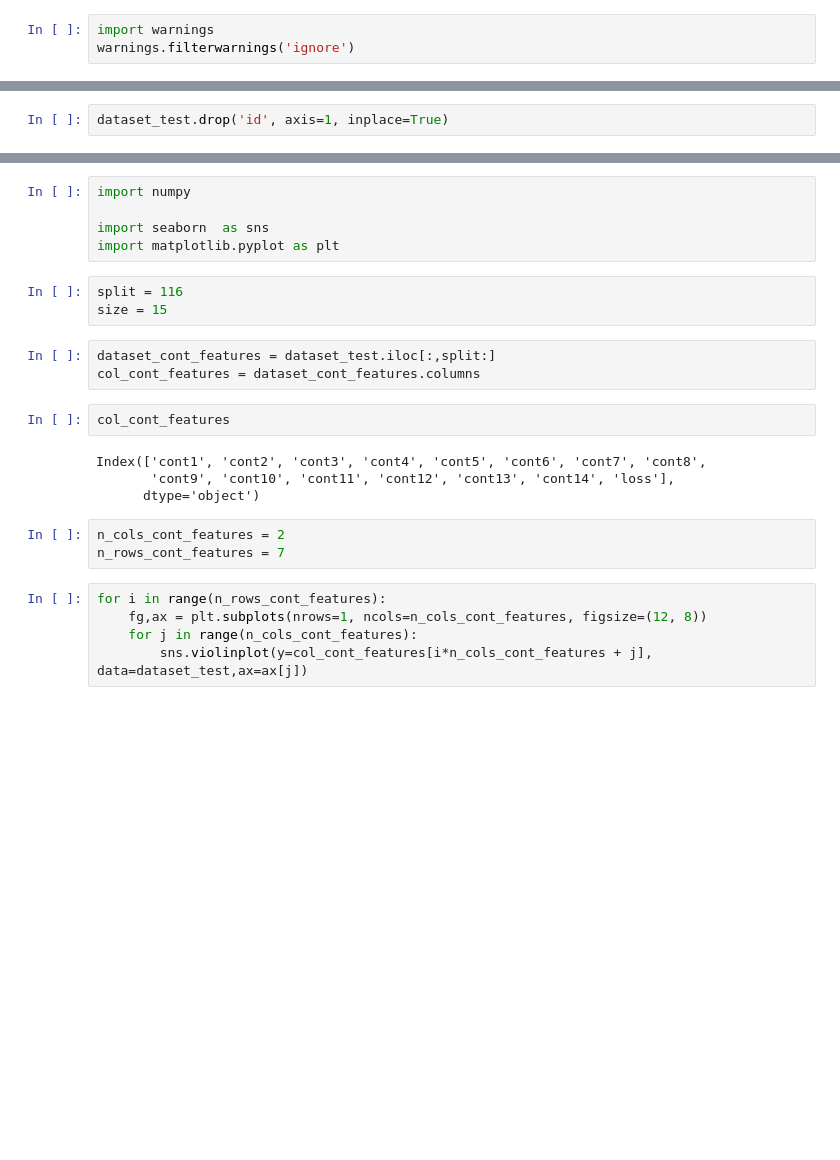
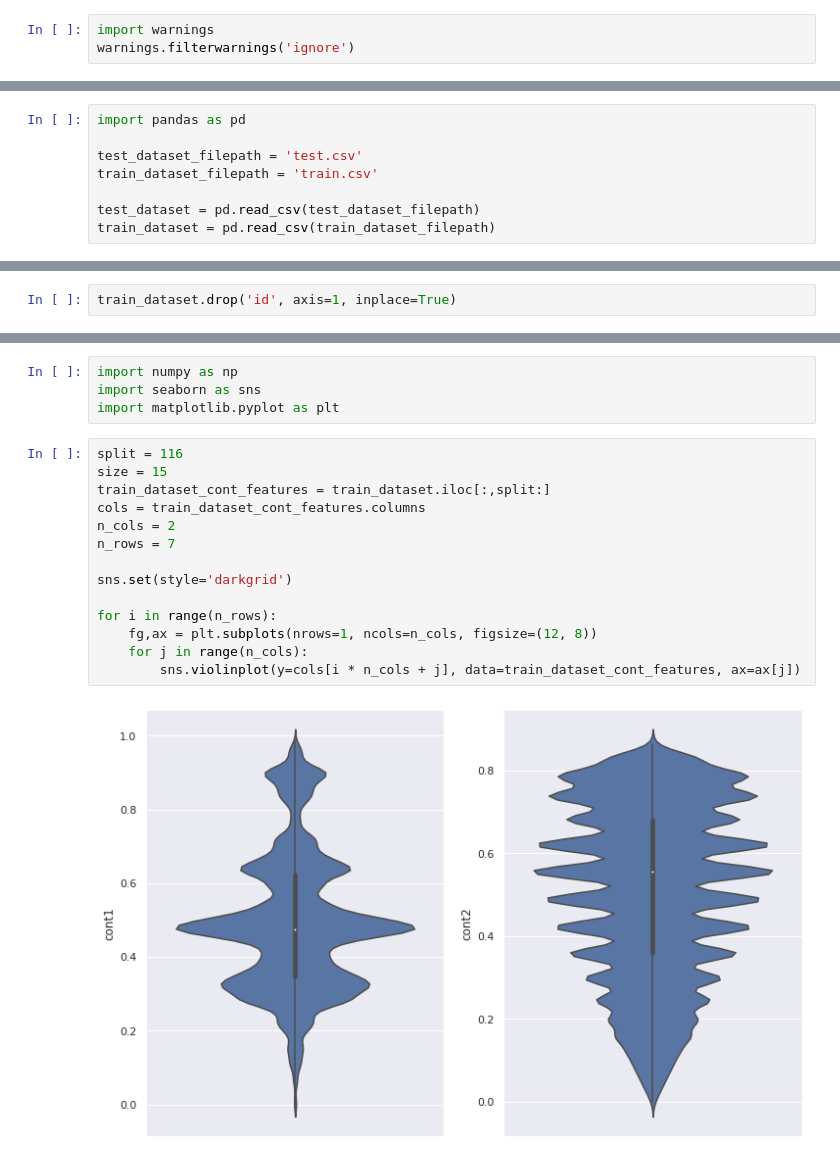
Before and after one commit to wkhosa-wizro/www.kaggle.com-learn, a Jupyter notebook: notebooks/exploratory-study-on-ml-algorithms/exploratory-study-on-ml-algorithms.ipynb, the cells around one changed output, grey strips where cells are left out. Saved outputs shown, nothing was run; the diff lists cells and outputs as text; blank space fills up the shorter version.

```diff
--- a/notebooks/exploratory-study-on-ml-algorithms/exploratory-study-on-ml-algorithms.ipynb
+++ b/notebooks/exploratory-study-on-ml-algorithms/exploratory-study-on-ml-algorithms.ipynb
@@ -53,0 +4,8 @@ ID = dataset_test['id']
+# %%
+import pandas as pd
+
+test_dataset_filepath = 'test.csv'
+train_dataset_filepath = 'train.csv'
+
+test_dataset = pd.read_csv(test_dataset_filepath)
+train_dataset = pd.read_csv(train_dataset_filepath)
@@ -54,2 +63,2 @@ ID = dataset_test['id']
 # %%
-dataset_test.drop('id', axis=1, inplace=True)
+train_dataset.drop('id', axis=1, inplace=True)
@@ -138,25 +120,20 @@ dtype: float64
 # %%
-import numpy
-
-import seaborn  as sns
+import numpy as np
+import seaborn as sns
 import matplotlib.pyplot as plt
-# %%
-split = 116
-size = 15
-# %%
-dataset_cont_features = dataset_test.iloc[:,split:]
-col_cont_features = dataset_cont_features.columns
-# %%
-col_cont_features
-# %% [output]
-Index(['cont1', 'cont2', 'cont3', 'cont4', 'cont5', 'cont6', 'cont7', 'cont8',
-       'cont9', 'cont10', 'cont11', 'cont12', 'cont13', 'cont14', 'loss'],
-      dtype='object')
-# %%
-n_cols_cont_features = 2
-n_rows_cont_features = 7
 # %%
-for i in range(n_rows_cont_features):
-    fg,ax = plt.subplots(nrows=1, ncols=n_cols_cont_features, figsize=(12, 8))
-    for j in range(n_cols_cont_features):
-        sns.violinplot(y=col_cont_features[i*n_cols_cont_features + j], data=dataset_test,ax=ax[j])
+split = 116
+size = 15
+train_dataset_cont_features = train_dataset.iloc[:,split:]
+cols = train_dataset_cont_features.columns
+n_cols = 2
+n_rows = 7
+
+sns.set(style='darkgrid')
+
+for i in range(n_rows):
+    fg,ax = plt.subplots(nrows=1, ncols=n_cols, figsize=(12, 8))
+    for j in range(n_cols):
+        sns.violinplot(y=cols[i * n_cols + j], data=train_dataset_cont_features, ax=ax[j])
+# %% [output]
+[figure, added]
```
Also changed, not shown: parts of 23 cells of this notebook.
